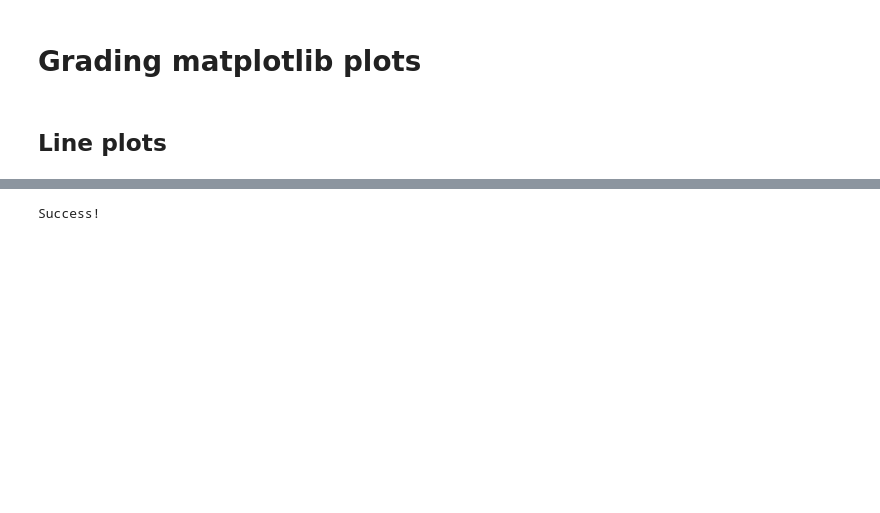
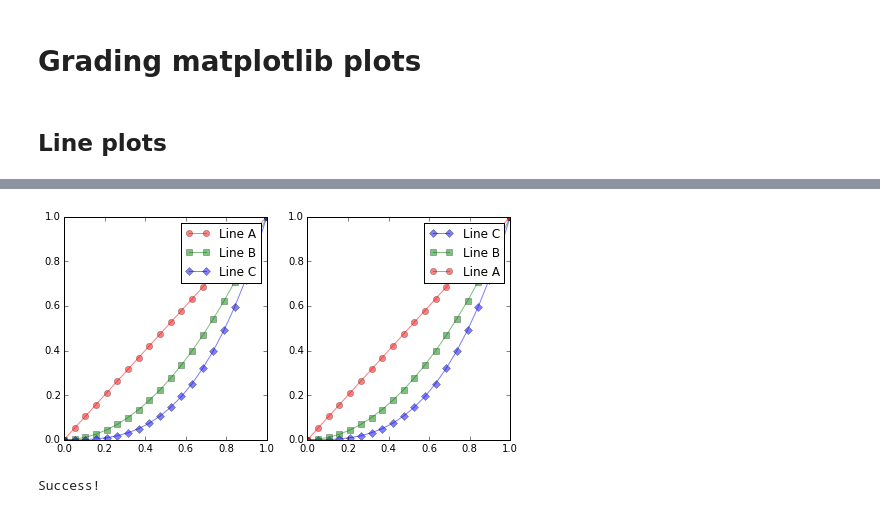
Before and after one commit to jhamrick/plotchecker, a Jupyter notebook: Examples.ipynb, the cells around one changed output, grey strips where cells are left out. Saved outputs shown, nothing was run; the diff lists cells and outputs as text; code cells hidden in the pictures; blank space fills up the shorter version.

```diff
--- a/Examples.ipynb
+++ b/Examples.ipynb
@@ -9,10 +9,10 @@ import numpy as np
 # %%
 from plotchecker import LinePlotChecker
 
-x = np.linspace(0, 1, 20)[:, None] * np.ones((20, 3))
-y = x ** np.array([1, 2, 3])
+x = np.linspace(0, 1, 20)[None] * np.ones((3, 20))
+y = x ** np.array([1, 2, 3])[:, None]
 # %%
-fig, axes = plt.subplots(1, 2, tight_layout=True)
+fig, axes = plt.subplots(1, 2)
 
 colors = ['r', 'g', 'b']
 markers = ['o', 's', 'D']
@@ -20,13 +20,13 @@ labels = ['Line A', 'Line B', 'Line C']
 
 # plot some lines
 for i in range(3):
-    axes[0].plot(x[:, i], y[:, i], color=colors[i], marker=markers[i], label=labels[i], alpha=0.5)
+    axes[0].plot(x[i], y[i], color=colors[i], marker=markers[i], label=labels[i], alpha=0.5)
 axes[0].legend()
 
 # plot them in a different order
 for i in range(2, -1, -1):
-    axes[1].plot(x[:, i], y[:, i], color=colors[i], marker=markers[i], label=labels[i], alpha=0.5)
+    axes[1].plot(x[i], y[i], color=colors[i], marker=markers[i], label=labels[i], alpha=0.5)
 axes[1].legend()
 
-fig.set_size_inches(8, 4, forward=True)
+fig.set_size_inches(8, 4)
 # %% [output]
@@ -35,2 +33,3 @@ fig.set_size_inches(8, 4, forward=True)
+[figure, added]
 # %%
 # run the same assertions on all the plots!
```
Also changed, not shown: parts of 5 cells of this notebook.
